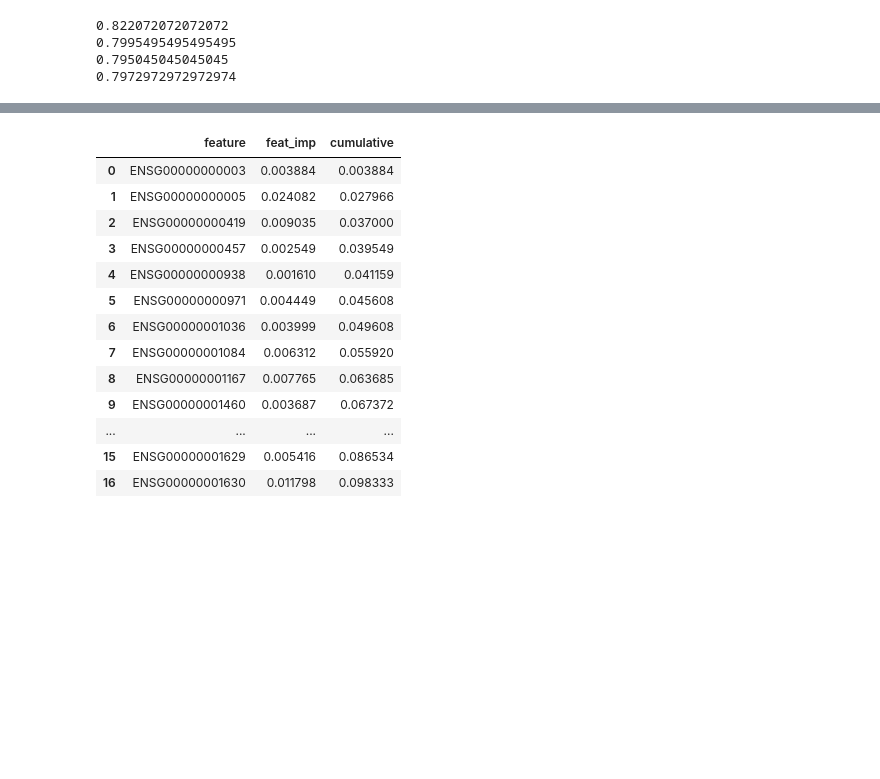
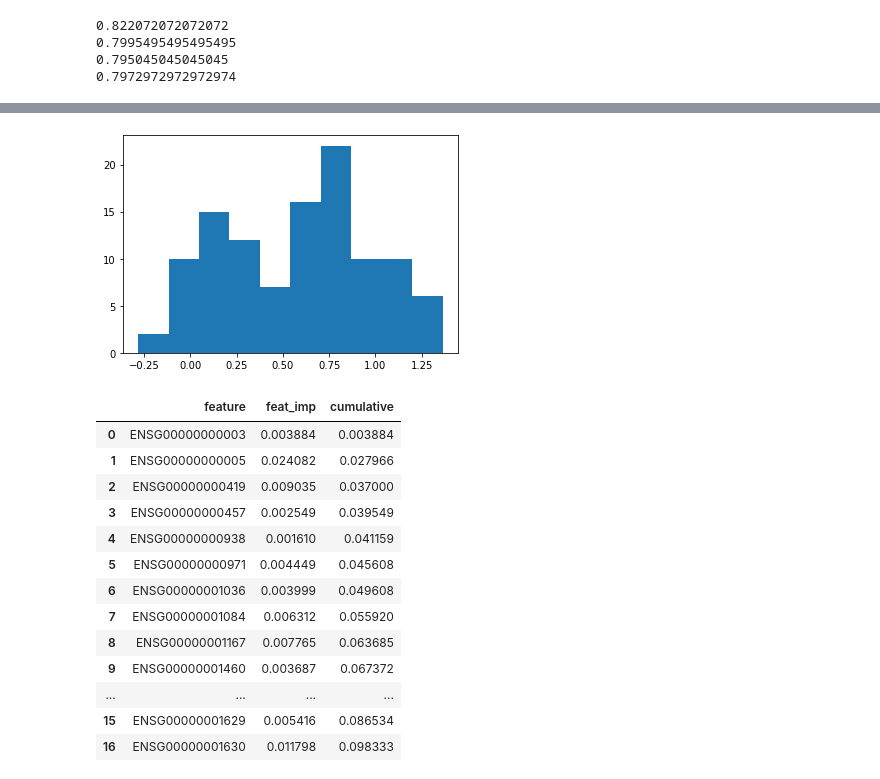
Before and after one commit to gkant06/ML-for-Science_Linear-models, a Jupyter notebook: Linear Models_Homework 3_Gautami Kant.ipynb, the cells around one changed output, grey strips where cells are left out. Cells and saved outputs as stored; diff of their text form; code cells hidden in the pictures; blank space fills up the shorter version.

```diff
--- a/Linear Models_Homework 3_Gautami Kant.ipynb
+++ b/Linear Models_Homework 3_Gautami Kant.ipynb
@@ -200,0 +214,20 @@ X_test_with_prediction_output.to_csv(r'C:\Users\kantg\OneDrive\Desktop\CMU\ML fo
+# %%
+#Ridge regression  - converting continuous values to 0/1 labels  and trying on test data - we get lower results than logistic regression
+
+rid_reg = Ridge(random_state=10)
+rid_reg.fit(X_train_1, y_train_1)
+
+#Predicting the test set results
+y_test = rid_reg.predict(X_test_1)
+plot_1 = plt.hist(y_test, bins = 10)
+# Setting the threshold to decide 0/1 classifier
+y_test = np.where(y_test < 0.5, 0 ,1)
+
+#Output to a csv file
+X_test_with_prediction = X_test
+X_test_with_prediction['xml_neoplasm_histologic_grade'] = y_test
+X_test_with_prediction_output =  X_test_with_prediction.iloc[:, [0, -1]]
+X_test_with_prediction_output = X_test_with_prediction_output.rename(columns={'Unnamed: 0' : 'ID'})
+X_test_with_prediction_output.to_csv(r'C:\Users\kantg\OneDrive\Desktop\CMU\ML for Science\HW 3\Output\X_test_with_prediction_output.csv',index=None, header=True)
+# %% [output]
+[figure, added]
```
Also changed, not shown: parts of 15 cells of this notebook.
